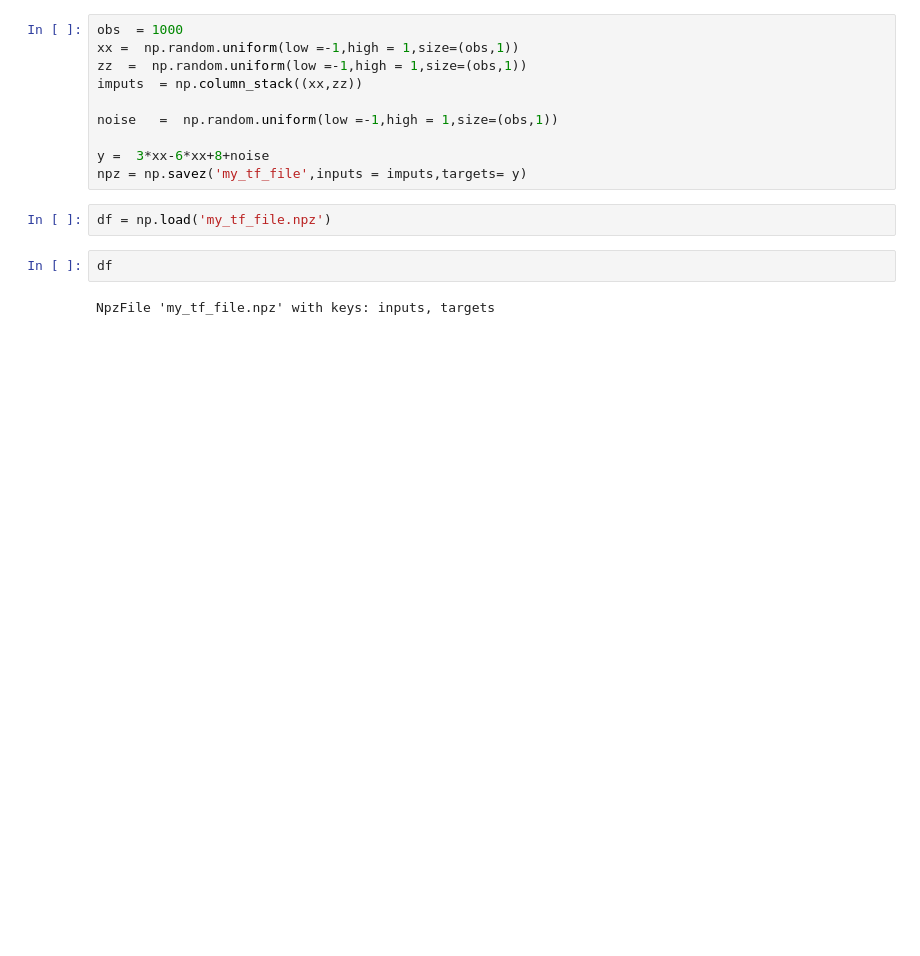
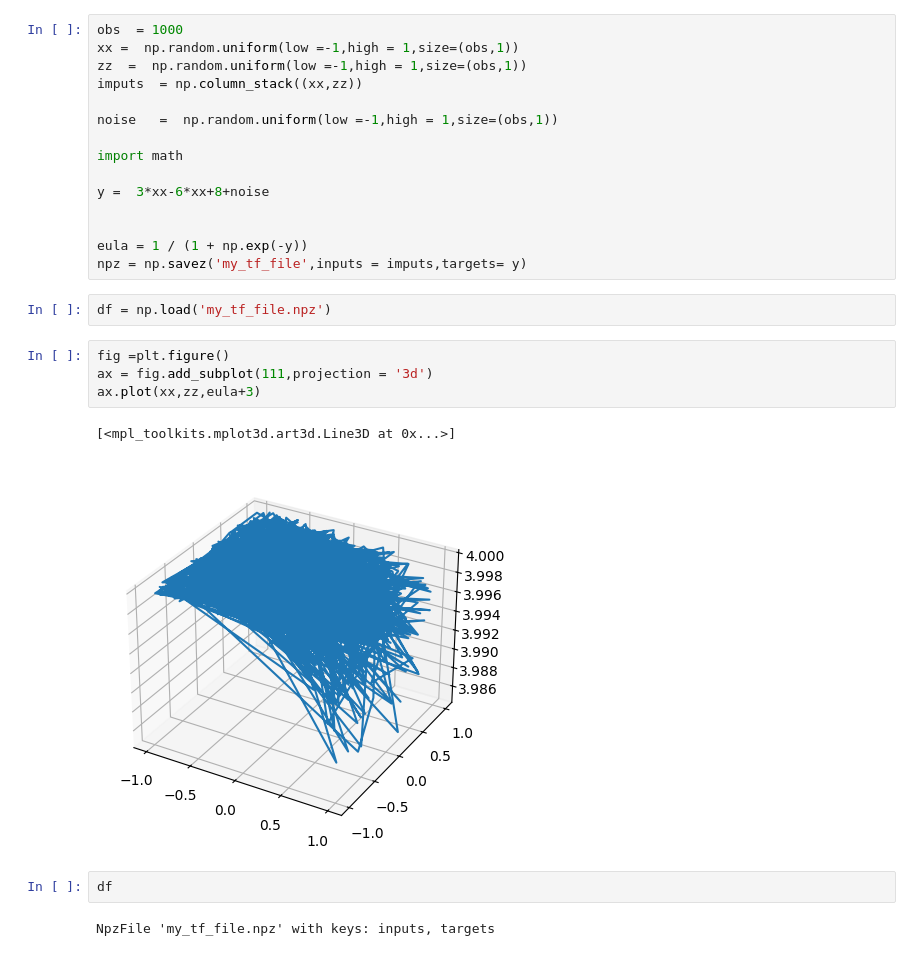
Before and after one commit to ravhuhali/Phuluso-analysis, a Jupyter notebook: neural_networks.ipynb, the cells around one changed output. Drawn from its saved outputs; the diff is of its cells as text; blank space fills up the shorter version.

```diff
--- a/neural_networks.ipynb
+++ b/neural_networks.ipynb
@@ -14,10 +13,22 @@ imputs  = np.column_stack((xx,zz))
 
 noise   =  np.random.uniform(low =-1,high = 1,size=(obs,1))
 
+import math
+
 y =  3*xx-6*xx+8+noise
+
+
+eula = 1 / (1 + np.exp(-y))
 npz = np.savez('my_tf_file',inputs = imputs,targets= y)
 # %%
 df = np.load('my_tf_file.npz')
+# %%
+fig =plt.figure()
+ax = fig.add_subplot(111,projection = '3d')
+ax.plot(xx,zz,eula+3)
+# %% [output]
+[<mpl_toolkits.mplot3d.art3d.Line3D at 0x...>]
+[figure, added]
 # %%
 df
 # %% [output]
```
Also changed, not shown: parts of 7 cells of this notebook.
